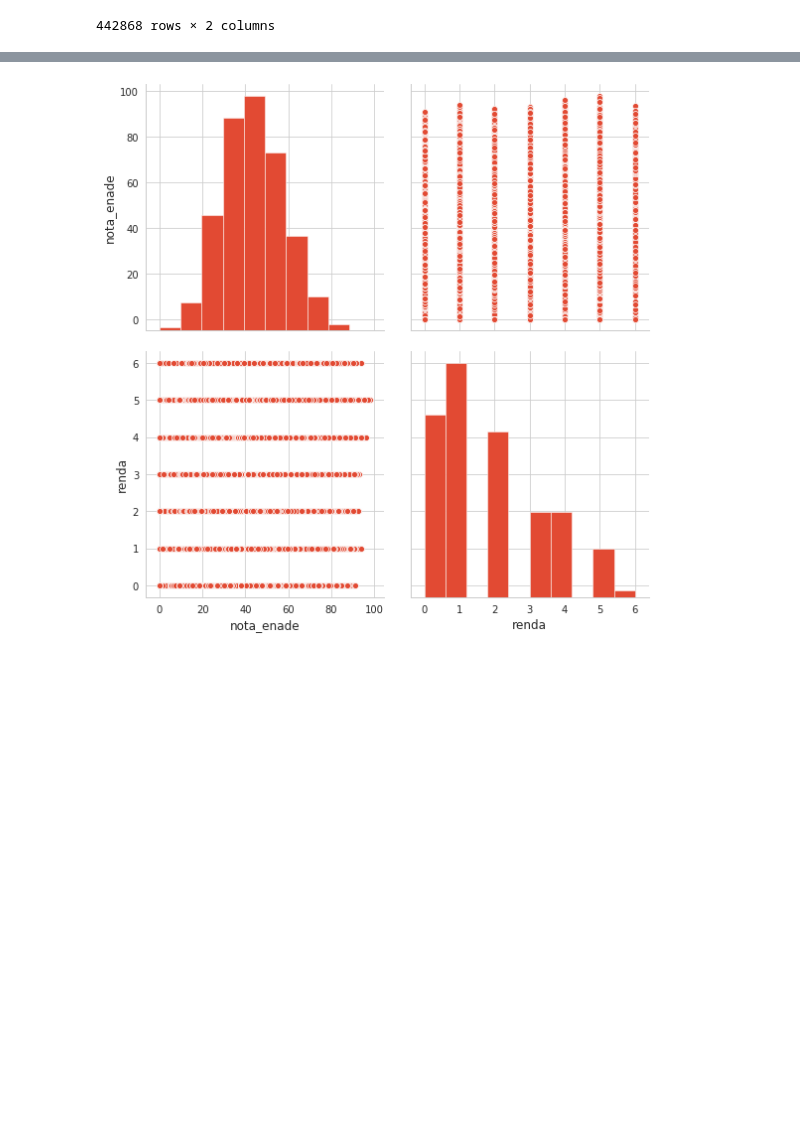
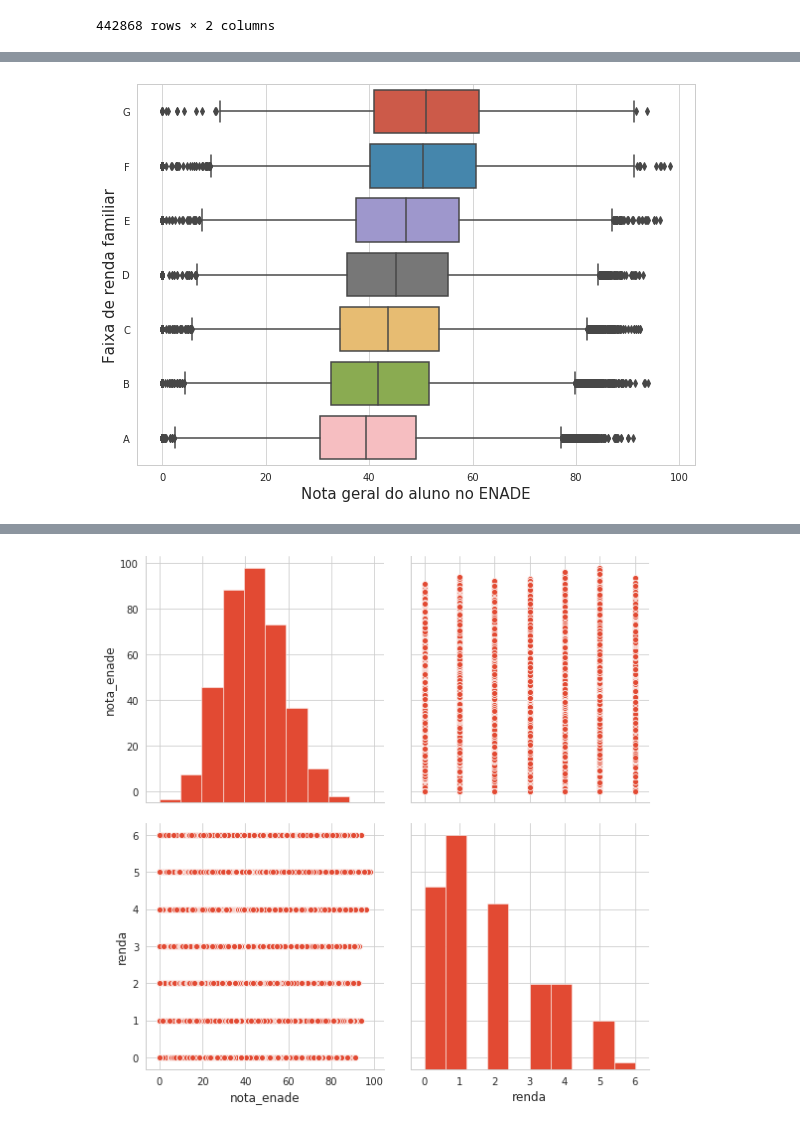
Before and after one commit to mateusqc/MC_2019.2, a Jupyter notebook: questao2.ipynb, the cells around one changed output, grey strips where cells are left out. Cells and saved outputs as stored; diff of their text form; code cells hidden in the pictures; blank space fills up the shorter version.

```diff
--- a/questao2.ipynb
+++ b/questao2.ipynb
@@ -96,0 +97,14 @@ plt.show()
+# %%
+fig, gph = plt.subplots(figsize=(10,7))
+
+gph = sns.boxplot(x='nota_enade', y='renda', data=dados_filtrados.sort_values(by='renda', ascending=False))
+
+# gph.set_title('Custo por aluno das Universidades Federais \ndo Brasil em 2016 x Conceito do Enade por curso', fontsize=20)
+
+gph.set_ylabel('Faixa de renda familiar', fontsize=15)
+
+gph.set_xlabel('Nota geral do aluno no ENADE', fontsize=15)
+
+plt.show()
+# %% [output]
+[figure, added]
```
Also changed, not shown: parts of 6 cells of this notebook.
